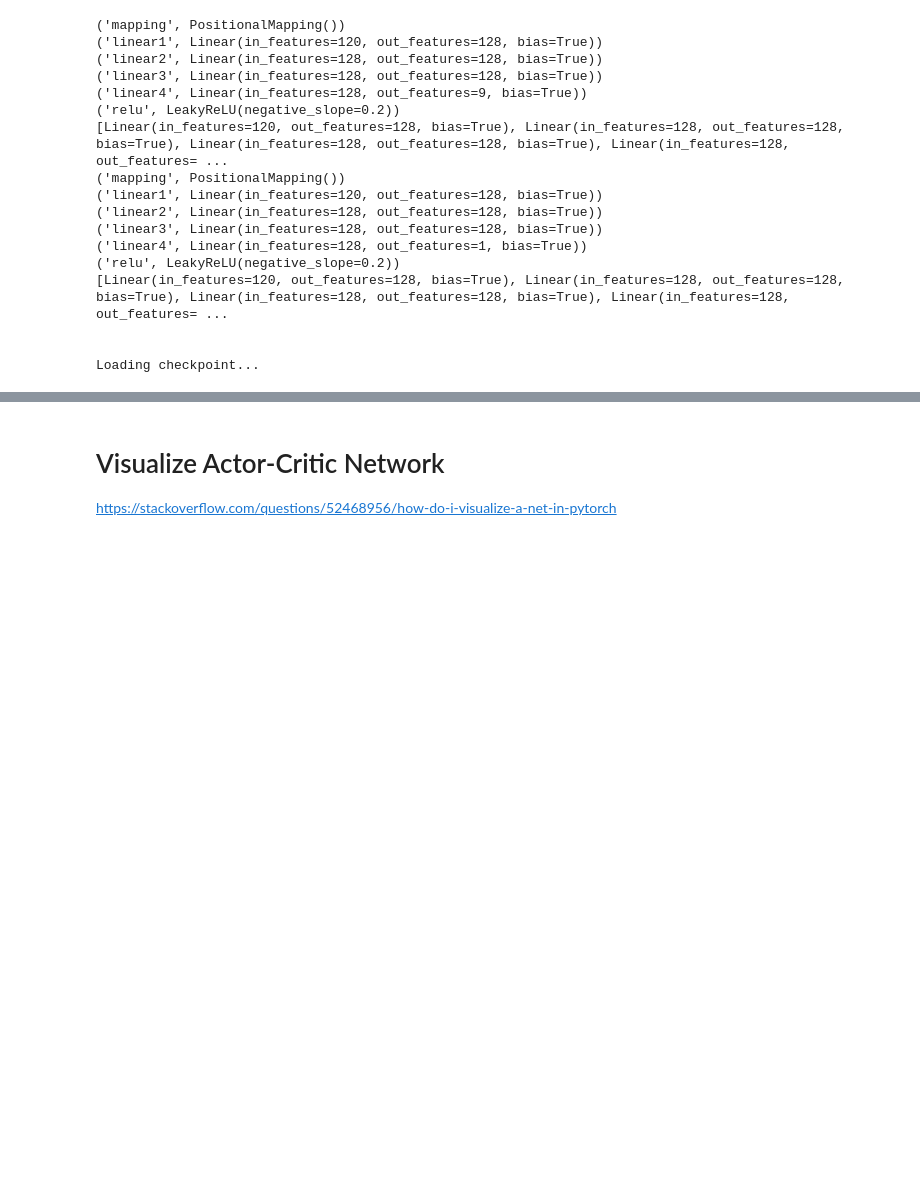
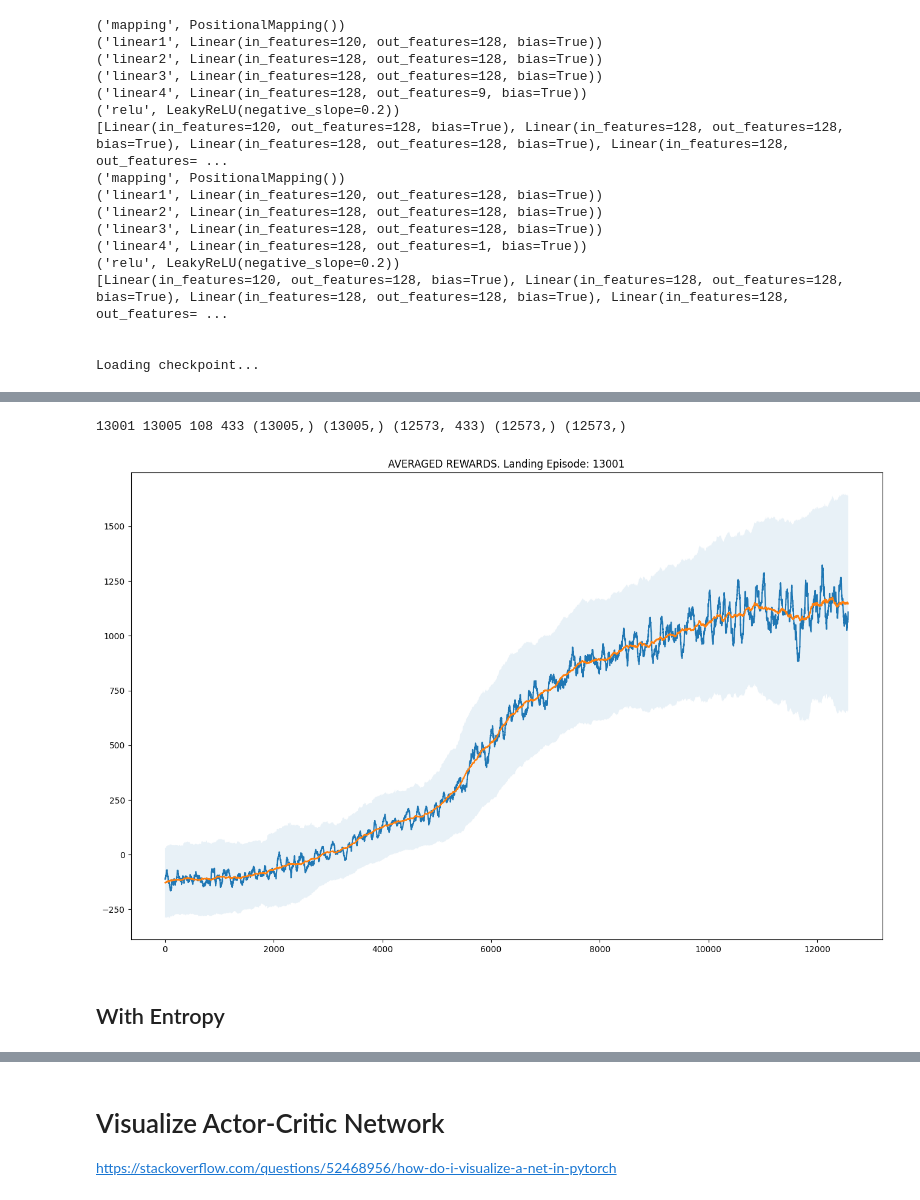
Before and after one commit to GRINGOLOCO7/Roket-Lander, a Jupyter notebook: RLI_21_P00 - Rocket landing (code for assignment)/testbed_rewards.ipynb, the cells around one changed output, grey strips where cells are left out. Drawn from its saved outputs; the diff is of its cells as text; code cells hidden in the pictures; blank space fills up the shorter version.

```diff
--- a/RLI_21_P00 - Rocket landing (code for assignment)/testbed_rewards.ipynb
+++ b/RLI_21_P00 - Rocket landing (code for assignment)/testbed_rewards.ipynb
@@ -47,0 +60,26 @@ Loading checkpoint...
+# %%
+import matplotlib.pyplot as plt
+from scipy.signal import savgol_filter
+episode = last_episode_id
+window0 = max(4, int(episode/120))#window0 = int(episode/120)
+window1 = max(2, int(episode/30)) #window1 = int(episode/30)
+yhat0 = savgol_filter(REWARDS, window0, min(3, window0-1))#yhat0 = savgol_filter(REWARDS, window0, 3) # window size window0, polynomial order 3
+yhat1 = savgol_filter(REWARDS, window1, min(1, window1-1))#yhat1 = savgol_filter(REWARDS, window1, 1)
+Aw = np.lib.stride_tricks.sliding_window_view(REWARDS, window1)
+Aμ = np.mean(Aw, axis=-1)
+Aσ = np.std(Aw, axis=-1)
+print(episode,len(REWARDS),window0,window1,yhat0.shape,yhat1.shape,Aw.shape,Aμ.shape,Aσ.shape)
+
+plt.figure(figsize=(16,10))
+plt.plot(yhat0[window1//2:-window1//2])
+# plt.plot(yhat1[window1//2:-window1//2])
+plt.plot(Aμ)
+
+plt.fill_between(range(Aμ.shape[0]),Aμ-Aσ,Aμ+Aσ,alpha=.1)
+plt.title(f'AVERAGED REWARDS. {task.capitalize()} Episode: {episode}')
+plt.show()
+# %% [output]
+13001 13005 108 433 (13005,) (13005,) (12573, 433) (12573,) (12573,)
+[figure, added]
+# %% [markdown]
+## With Entropy
```
Also changed, not shown: parts of 6 cells of this notebook, 1 other file.
